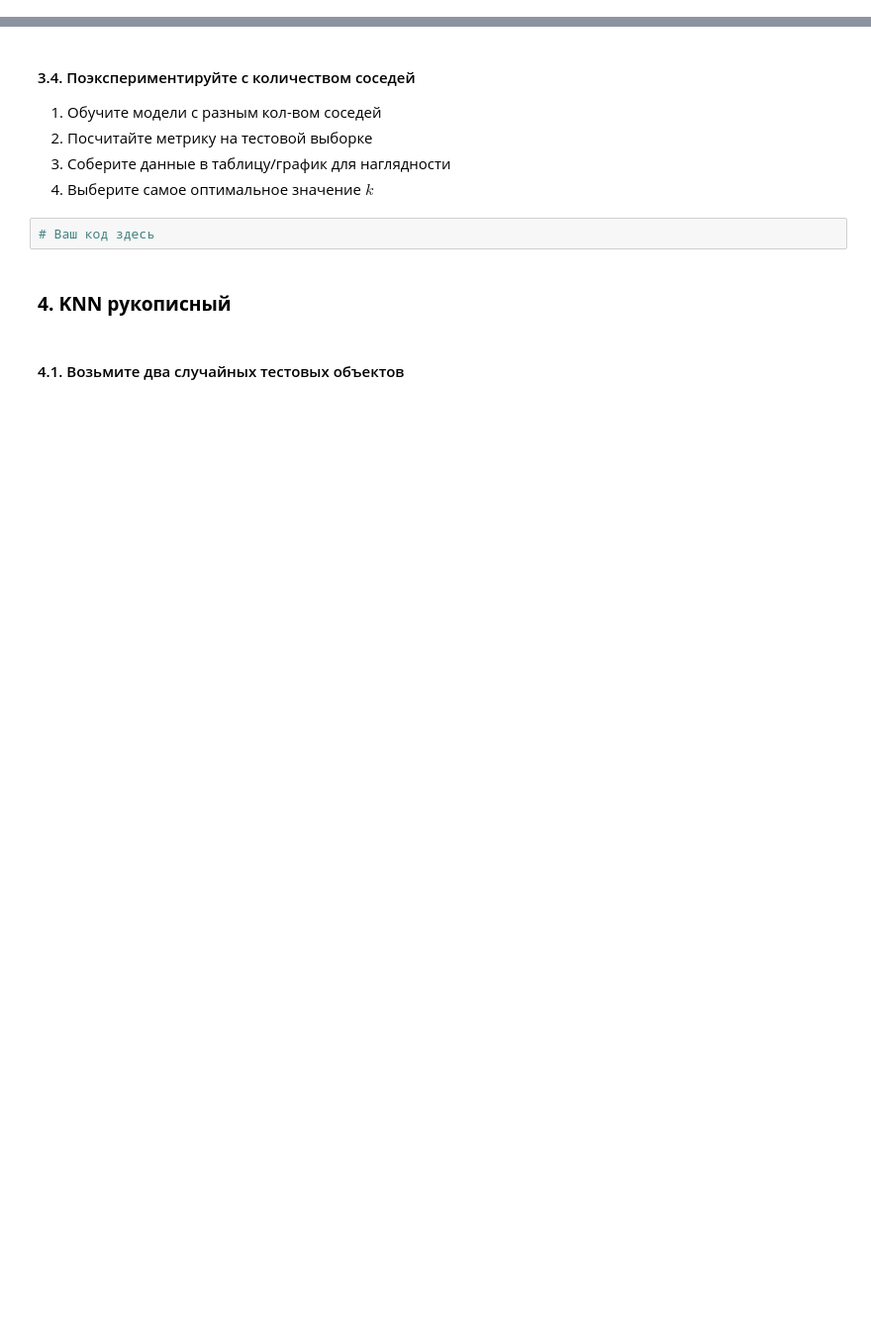
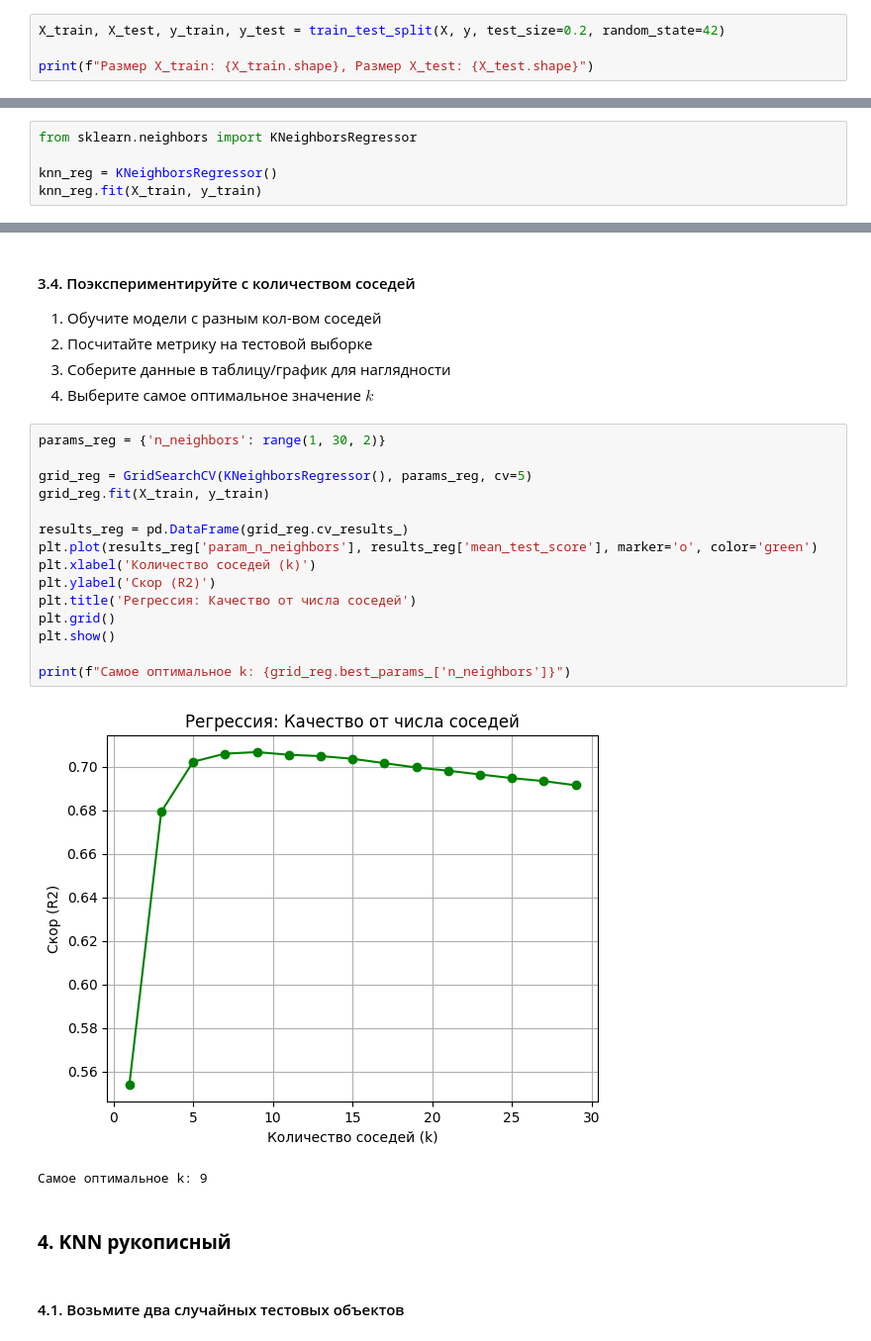
Before and after one commit to re-side/ml_basic, a Jupyter notebook: Практическая_работа_№4_Метод_K_ближайших_соседей.ipynb, the cells around one changed output, grey strips where cells are left out. Shown at 99% size. Drawn from its saved outputs; the diff is of its cells as text; blank space fills up the shorter version.

```diff
--- a/Практическая_работа_№4_Метод_K_ближайших_соседей.ipynb
+++ b/Практическая_работа_№4_Метод_K_ближайших_соседей.ipynb
@@ -200,0 +205,4 @@ X
+# %%
+X_train, X_test, y_train, y_test = train_test_split(X, y, test_size=0.2, random_state=42)
+
+print(f"Размер X_train: {X_train.shape}, Размер X_test: {X_test.shape}")
@@ -214,0 +223,5 @@ X_test = pd.DataFrame(mms.transform(X_test[X_train.columns]), columns=X_train.co
+# %%
+from sklearn.neighbors import KNeighborsRegressor
+
+knn_reg = KNeighborsRegressor()
+knn_reg.fit(X_train, y_train)
@@ -223,8 +245,24 @@ X_test = pd.DataFrame(mms.transform(X_test[X_train.columns]), columns=X_train.co
 2. Посчитайте метрику на тестовой выборке
 3. Соберите данные в таблицу/график для наглядности
 4. Выберите самое оптимальное значение $k$
-# %%
-# Ваш код здесь
+# %%
+params_reg = {'n_neighbors': range(1, 30, 2)}
+
+grid_reg = GridSearchCV(KNeighborsRegressor(), params_reg, cv=5)
+grid_reg.fit(X_train, y_train)
+
+results_reg = pd.DataFrame(grid_reg.cv_results_)
+plt.plot(results_reg['param_n_neighbors'], results_reg['mean_test_score'], marker='o', color='green')
+plt.xlabel('Количество соседей (k)')
+plt.ylabel('Скор (R2)')
+plt.title('Регрессия: Качество от числа соседей')
+plt.grid()
+plt.show()
+
+print(f"Самое оптимальное k: {grid_reg.best_params_['n_neighbors']}")
+# %% [output]
+[figure, added]
+Самое оптимальное k: 9
 # %% [markdown]
 ### **4. KNN рукописный**
 # %% [markdown]
```
Also changed, not shown: parts of 92 cells of this notebook.
